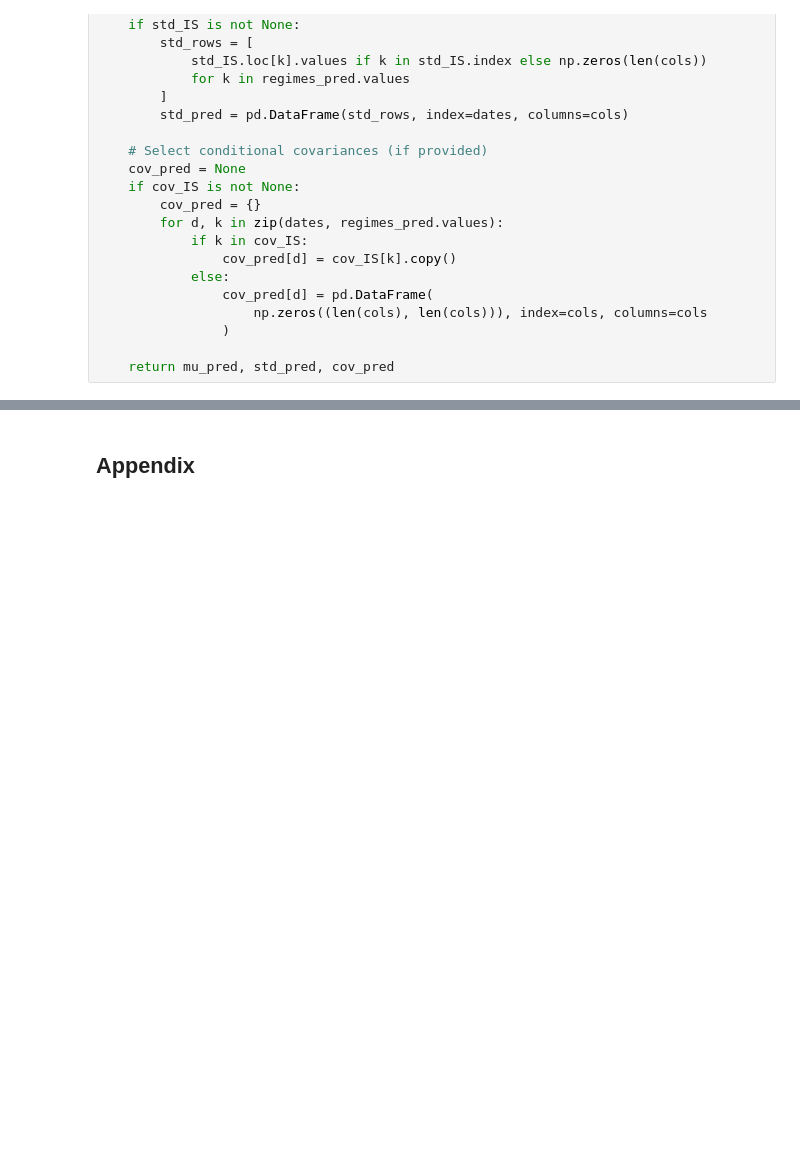
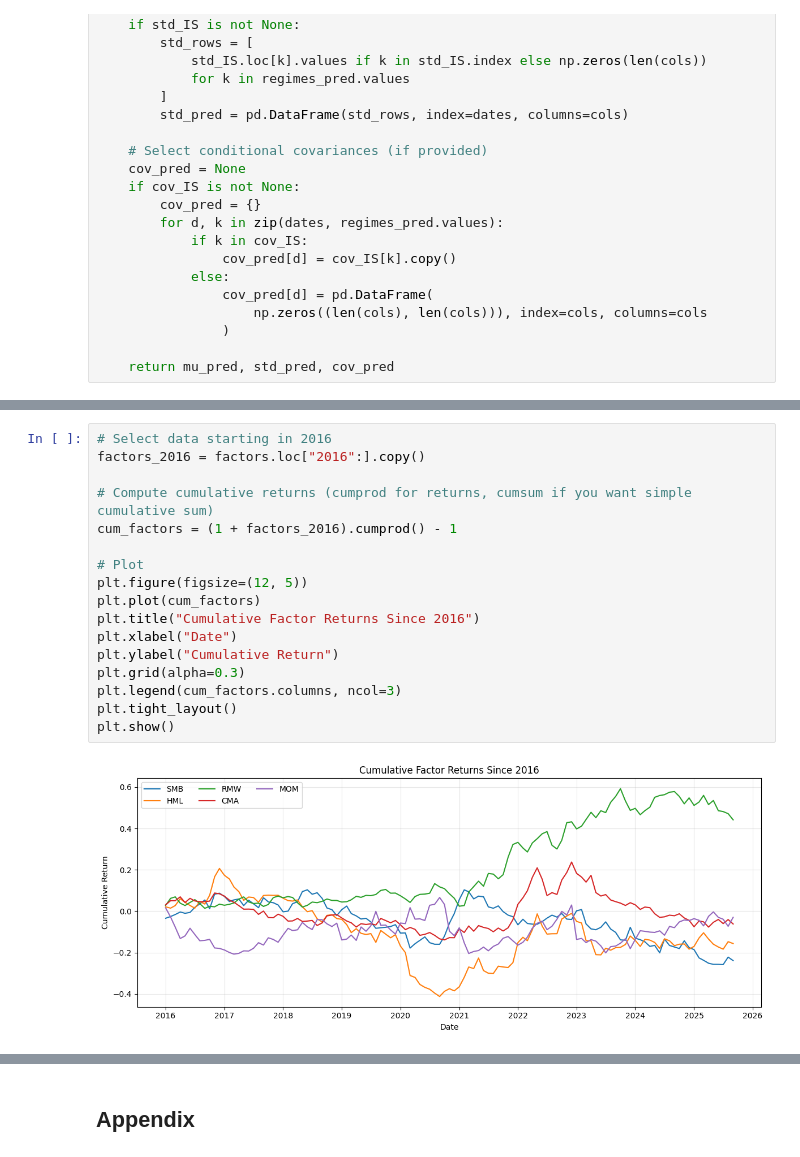
Before and after one commit to alexisdantzikian/ML_PM, a Jupyter notebook: nbs/main.ipynb, the cells around one changed output, grey strips where cells are left out. Cells and saved outputs as stored; diff of their text form; blank space fills up the shorter version.

```diff
--- a/nbs/main.ipynb
+++ b/nbs/main.ipynb
@@ -2139,0 +2050,19 @@ Equal-weight (factors) — Annualized Sharpe = 0.04
+# %%
+# Select data starting in 2016
+factors_2016 = factors.loc["2016":].copy()
+
+# Compute cumulative returns (cumprod for returns, cumsum if you want simple cumulative sum)
+cum_factors = (1 + factors_2016).cumprod() - 1
+
+# Plot
+plt.figure(figsize=(12, 5))
+plt.plot(cum_factors)
+plt.title("Cumulative Factor Returns Since 2016")
+plt.xlabel("Date")
+plt.ylabel("Cumulative Return")
+plt.grid(alpha=0.3)
+plt.legend(cum_factors.columns, ncol=3)
+plt.tight_layout()
+plt.show()
+# %% [output]
+[figure, added]
```
Also changed, not shown: parts of 28 cells of this notebook.
